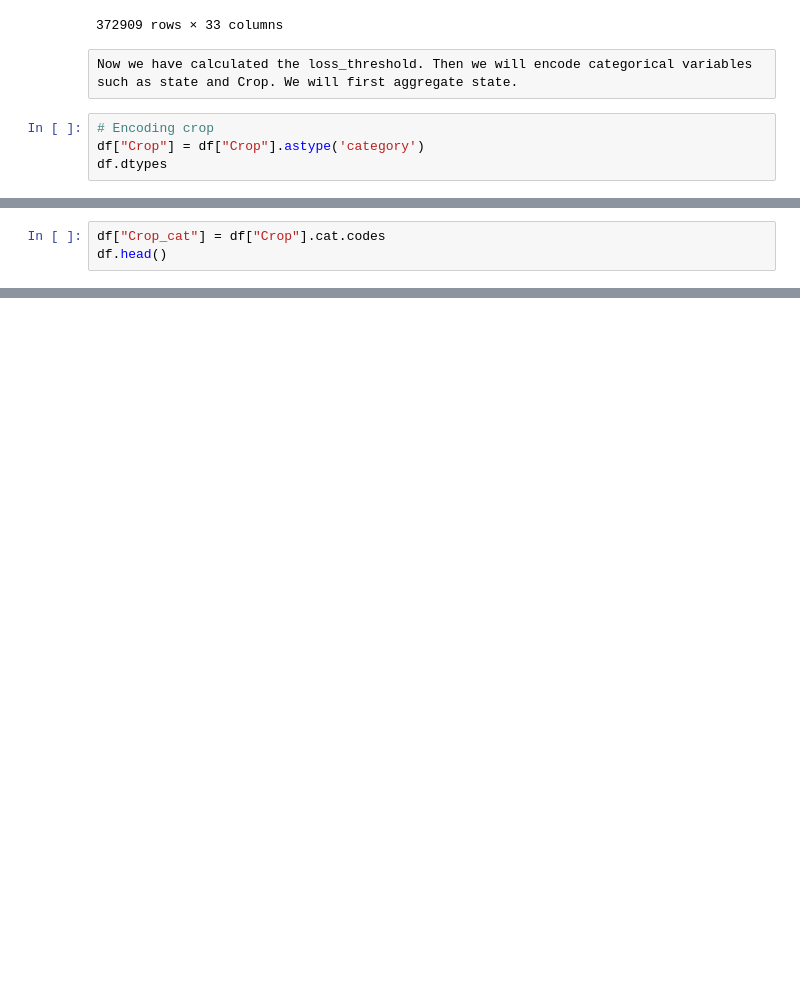
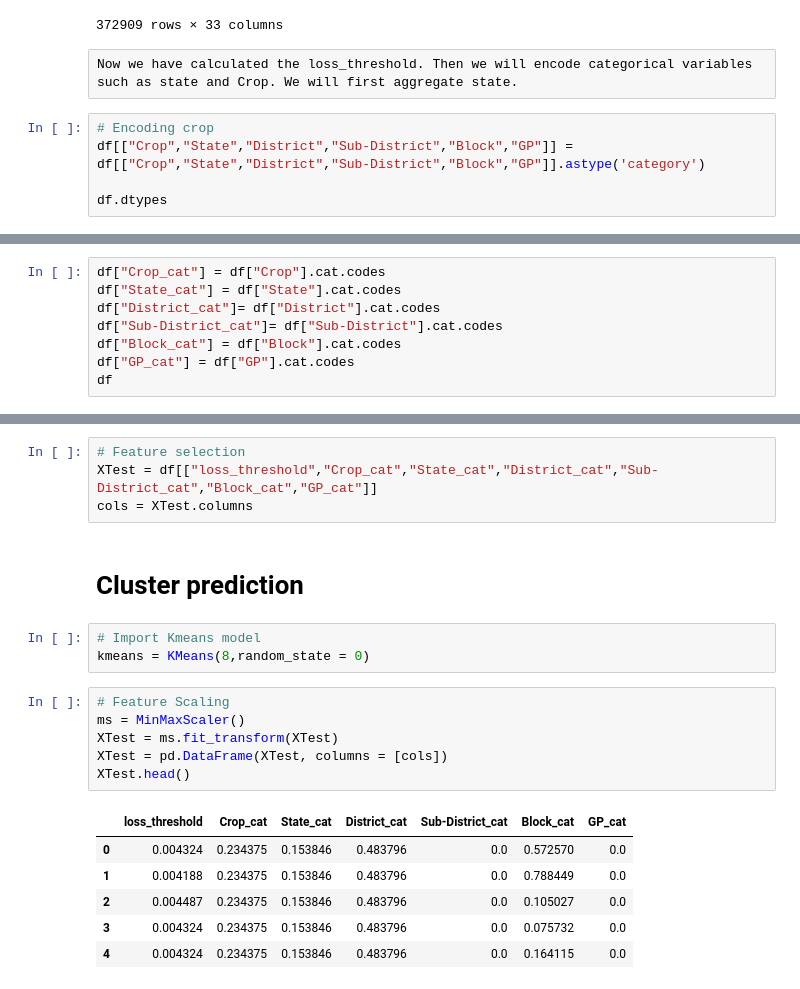
Before and after one commit to Hao0212/SCOR, a Jupyter notebook: 03_Code/Kharif_Data_2019_Processing.ipynb, the cells around one changed output, grey strips where cells are left out. Saved outputs shown, nothing was run; the diff lists cells and outputs as text; blank space fills up the shorter version.

```diff
--- a/03_Code/Kharif_Data_2019_Processing.ipynb
+++ b/03_Code/Kharif_Data_2019_Processing.ipynb
@@ -205,6 +213,7 @@ df
 Now we have calculated the loss_threshold. Then we will encode categorical variables such as state and Crop. We will first aggregate state.
 # %%
 # Encoding crop
-df["Crop"] = df["Crop"].astype('category')
+df[["Crop","State","District","Sub-District","Block","GP"]] = df[["Crop","State","District","Sub-District","Block","GP"]].astype('category')
+
 df.dtypes
 # %% [output]
@@ -227,7 +236,12 @@ loss_threshold         float64
 dtype: object
 # %%
 df["Crop_cat"] = df["Crop"].cat.codes
-df.head()
+df["State_cat"] = df["State"].cat.codes
+df["District_cat"]= df["District"].cat.codes
+df["Sub-District_cat"]= df["Sub-District"].cat.codes
+df["Block_cat"] = df["Block"].cat.codes
+df["GP_cat"] = df["GP"].cat.codes
+df
 # %% [output]
 |  | State | Cluster | District | Sub-District | Block | GP | Season | Crop | Area Sown (Ha) | ... |
 | 0 | Gujarat | 4 | Kachchh | NaN | LAKHPAT | NaN | Kharif | Cotton Un-IRR | NaN | ... |
@@ -238,0 +279,22 @@ df.head()
+# %%
+# Feature selection
+XTest = df[["loss_threshold","Crop_cat","State_cat","District_cat","Sub-District_cat","Block_cat","GP_cat"]]
+cols = XTest.columns
+# %% [markdown]
+# Cluster prediction
+# %%
+# Import Kmeans model
+kmeans = KMeans(8,random_state = 0)
+# %%
+# Feature Scaling
+ms = MinMaxScaler()
+XTest = ms.fit_transform(XTest)
+XTest = pd.DataFrame(XTest, columns = [cols])
+XTest.head()
+# %% [output]
+|  | loss_threshold | Crop_cat | State_cat | District_cat | Sub-District_cat | Block_cat | GP_cat |
+| 0 | 0.004324 | 0.234375 | 0.153846 | 0.483796 | 0.0 | 0.572570 | 0.0 |
+| 1 | 0.004188 | 0.234375 | 0.153846 | 0.483796 | 0.0 | 0.788449 | 0.0 |
+| 2 | 0.004487 | 0.234375 | 0.153846 | 0.483796 | 0.0 | 0.105027 | 0.0 |
+| 3 | 0.004324 | 0.234375 | 0.153846 | 0.483796 | 0.0 | 0.075732 | 0.0 |
+| 4 | 0.004324 | 0.234375 | 0.153846 | 0.483796 | 0.0 | 0.164115 | 0.0 |
```
Also changed, not shown: parts of 10 cells of this notebook.
